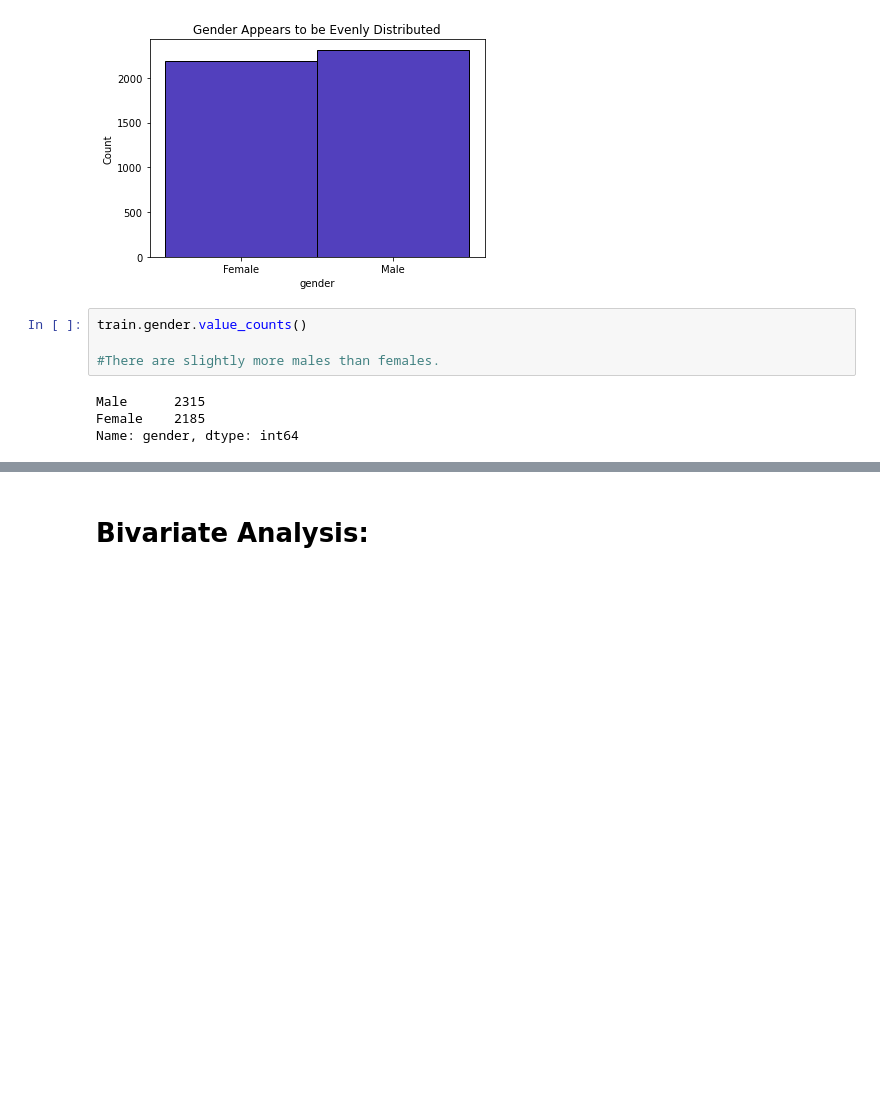
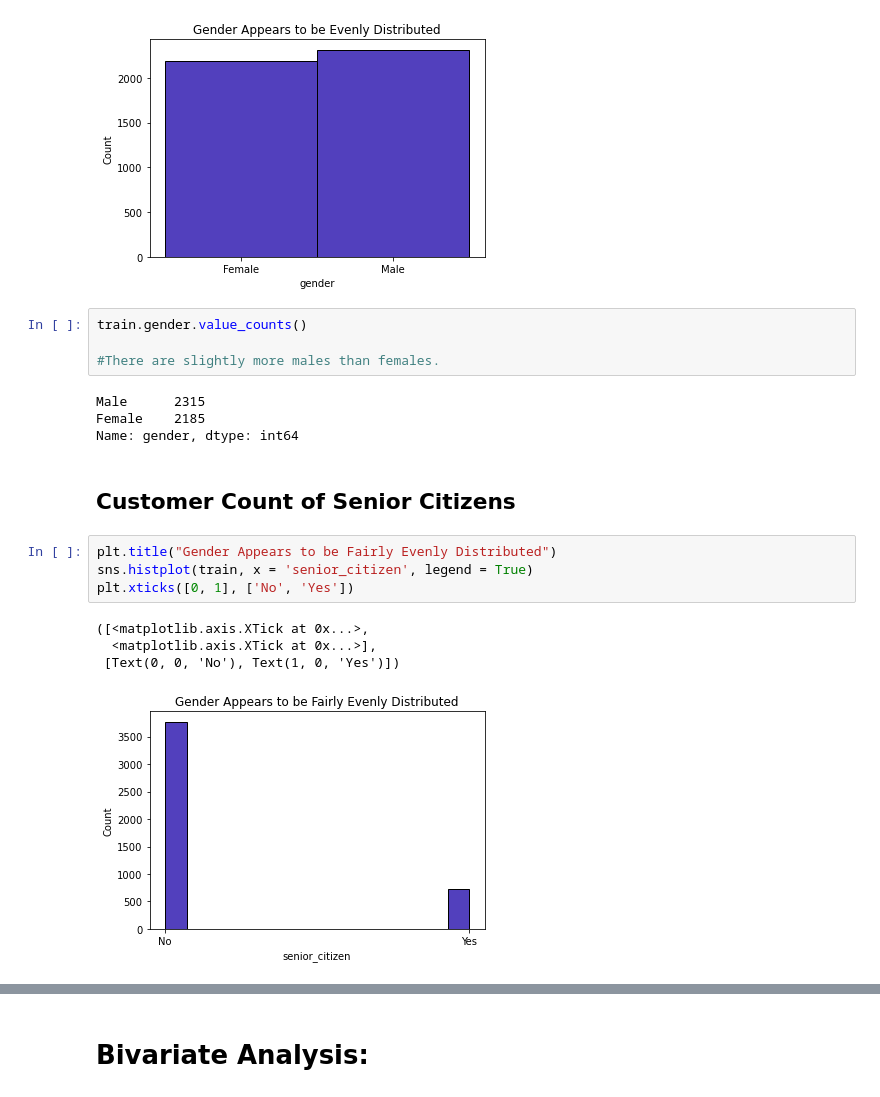
Before and after one commit to greg-maggard/classification_exercises, a Jupyter notebook: telco_classification_project.ipynb, the cells around one changed output, grey strips where cells are left out. Drawn from its saved outputs; the diff is of its cells as text; blank space fills up the shorter version.

```diff
--- a/telco_classification_project.ipynb
+++ b/telco_classification_project.ipynb
@@ -83,3 +83,14 @@ train.gender.value_counts()
 Male      2315
 Female    2185
 Name: gender, dtype: int64
+# %% [markdown]
+## Customer Count of Senior Citizens
+# %%
+plt.title("Gender Appears to be Fairly Evenly Distributed")
+sns.histplot(train, x = 'senior_citizen', legend = True)
+plt.xticks([0, 1], ['No', 'Yes'])
+# %% [output]
+([<matplotlib.axis.XTick at 0x...>,
+  <matplotlib.axis.XTick at 0x...>],
+ [Text(0, 0, 'No'), Text(1, 0, 'Yes')])
+[figure, added]
```
Also changed, not shown: parts of 3 cells of this notebook, 2 other files.
